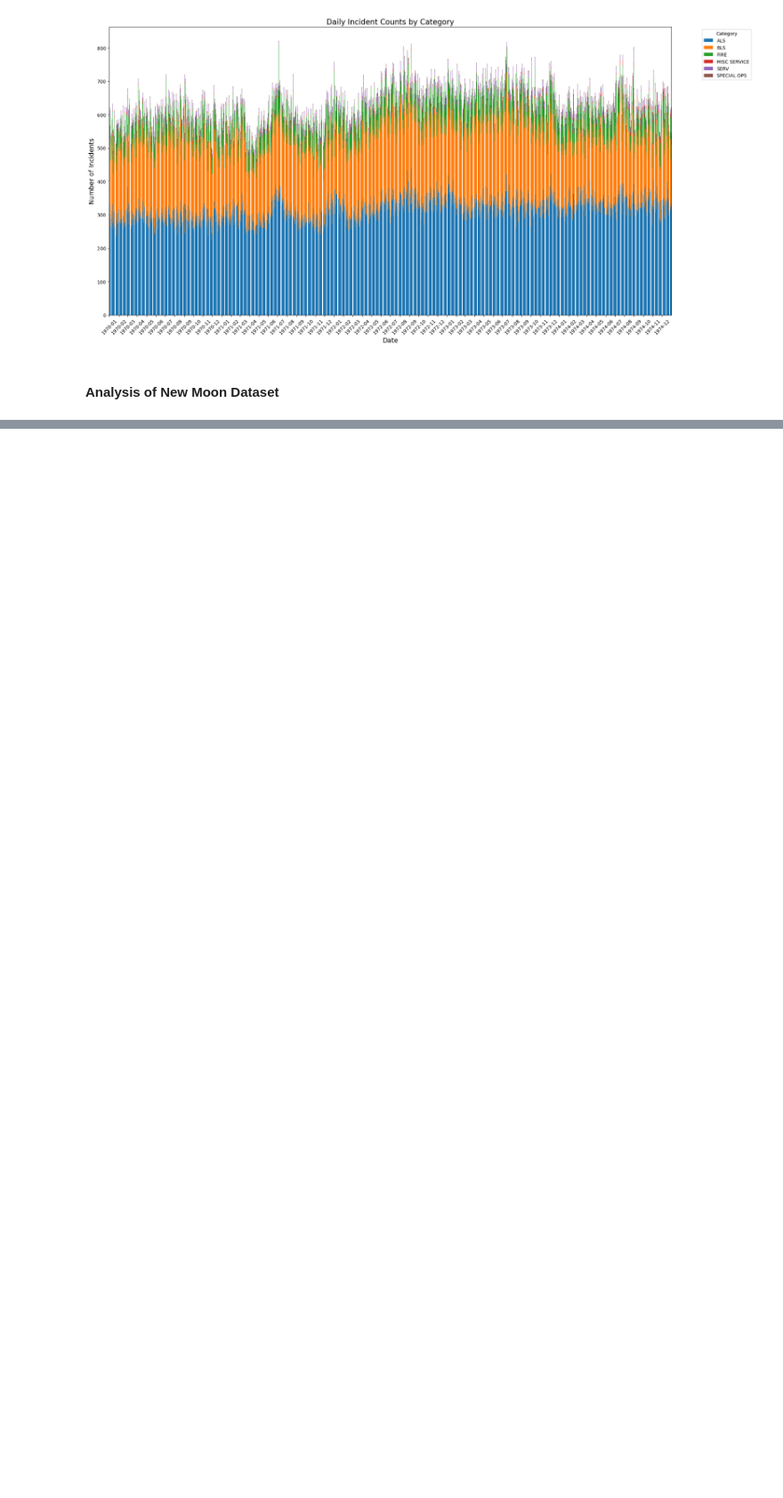
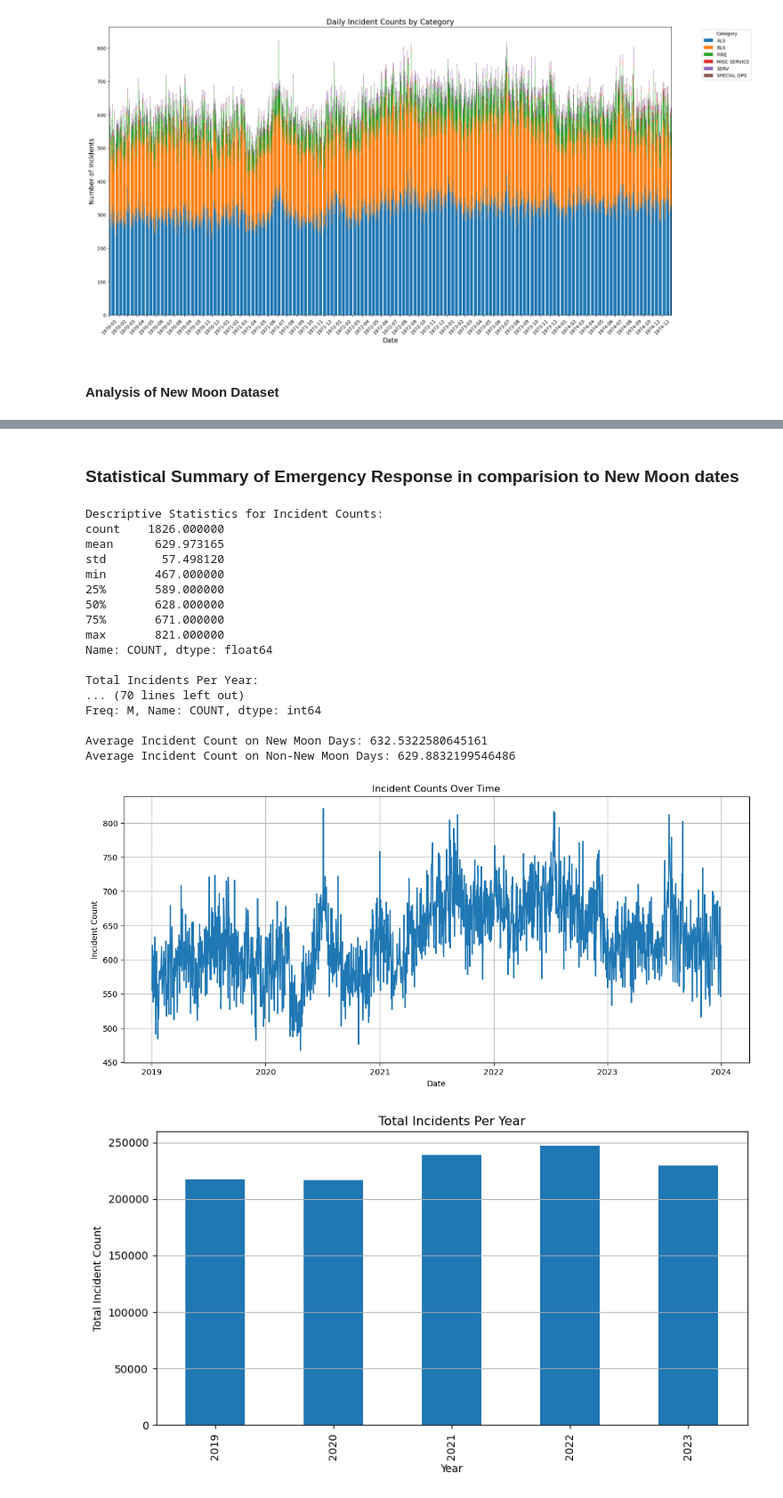
Before and after one commit to mattlundberg/Project-1, a Jupyter notebook: Tiffanys_file.ipynb, the cells around one changed output, grey strips where cells are left out. Shown at 89% size. Saved outputs shown, nothing was run; the diff lists cells and outputs as text; code cells hidden in the pictures; blank space fills up the shorter version.

```diff
--- a/Tiffanys_file.ipynb
+++ b/Tiffanys_file.ipynb
@@ -246,0 +306,77 @@ date_match.head()
+# %% [markdown]
+### Statistical Summary of Emergency Response in comparision to New Moon dates
+# %%
+import seaborn as sns
+
+# Basic Descriptive Statistics
+desc_stats = emergency_response_df_grouped['COUNT'].describe()
+print("Descriptive Statistics for Incident Counts:")
+print(desc_stats)
+
+# Incident Counts by Year
+emergency_response_df_grouped['Year'] = emergency_response_df_grouped['REPORTED_DATE'].dt.year
+incident_by_year = emergency_response_df_grouped.groupby('Year')['COUNT'].sum()
+print("\nTotal Incidents Per Year:")
+print(incident_by_year)
+
+# Monthly Trends
+emergency_response_df_grouped['Month'] = emergency_response_df_grouped['REPORTED_DATE'].dt.to_period('M')
+monthly_trends = emergency_response_df_grouped.groupby('Month')['COUNT'].sum()
+print("\nMonthly Incident Trends:")
+print(monthly_trends)
+
+# Correlation with New Moon Events
+# Create a flag for new moon dates
+emergency_response_df_grouped['New_Moon'] = emergency_response_df_grouped['REPORTED_DATE'].isin(new_moon_grouped['REPORTED_DATE'])
+
+# Compare average incident counts on new moon days vs. other days
+avg_incidents_new_moon = emergency_response_df_grouped[emergency_response_df_grouped['New_Moon']]['COUNT'].mean()
+avg_incidents_non_new_moon = emergency_response_df_grouped[~emergency_response_df_grouped['New_Moon']]['COUNT'].mean()
+
+print(f"\nAverage Incident Count on New Moon Days: {avg_incidents_new_moon}")
+print(f"Average Incident Count on Non-New Moon Days: {avg_incidents_non_new_moon}")
+
+# Plot: Incidents Over Time
+plt.figure(figsize=(14, 6))
+sns.lineplot(x='REPORTED_DATE', y='COUNT', data=emergency_response_df_grouped)
+plt.title('Incident Counts Over Time')
+plt.xlabel('Date')
+plt.ylabel('Incident Count')
+plt.grid(True)
+plt.show()
+
+# Plot: Incidents Per Year
+plt.figure(figsize=(10, 5))
+incident_by_year.plot(kind='bar')
+plt.title('Total Incidents Per Year')
+plt.xlabel('Year')
+plt.ylabel('Total Incident Count')
+plt.grid(axis='y')
+plt.show()
+
+# Plot: Comparison of Incidents on New Moon vs Non-New Moon Days
+plt.figure(figsize=(6, 4))
+sns.barplot(x=['New Moon', 'Non-New Moon'], y=[avg_incidents_new_moon, avg_incidents_non_new_moon])
+plt.title('Average Incident Count: New Moon vs Non-New Moon Days')
+plt.ylabel('Average Incident Count')
+plt.show()
+# %% [output]
+Descriptive Statistics for Incident Counts:
+count    1826.000000
+mean      629.973165
+std        57.498120
+min       467.000000
+25%       589.000000
+50%       628.000000
+75%       671.000000
+max       821.000000
+Name: COUNT, dtype: float64
+
+Total Incidents Per Year:
+... (70 lines left out)
+Freq: M, Name: COUNT, dtype: int64
+
+Average Incident Count on New Moon Days: 632.5322580645161
+Average Incident Count on Non-New Moon Days: 629.8832199546486
+[figure, added]
+[figure, added]
```
Also changed, not shown: parts of 14 cells of this notebook.
